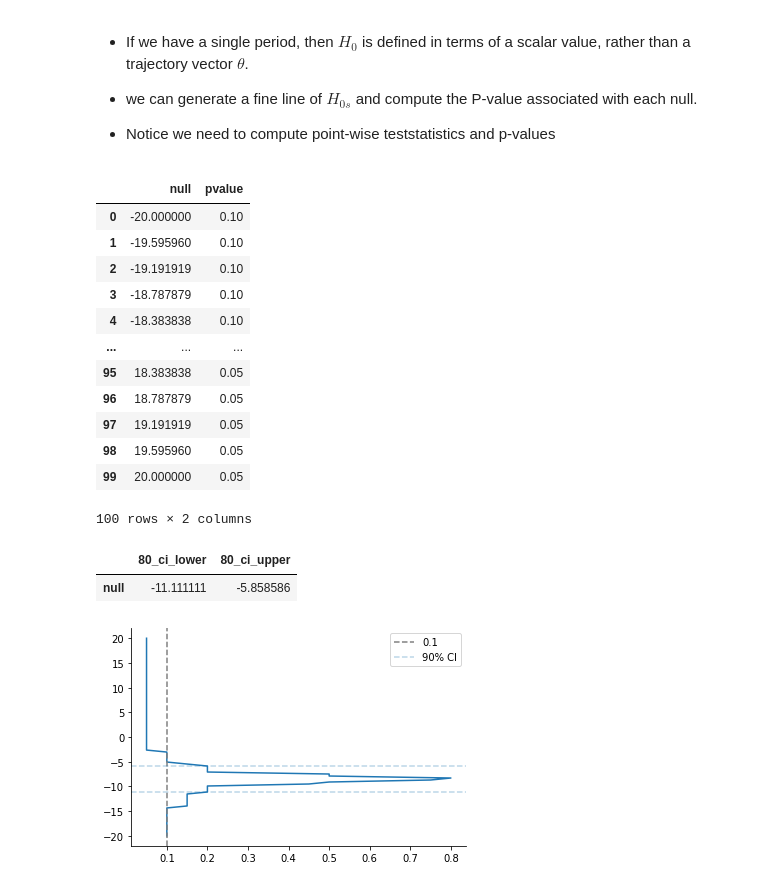
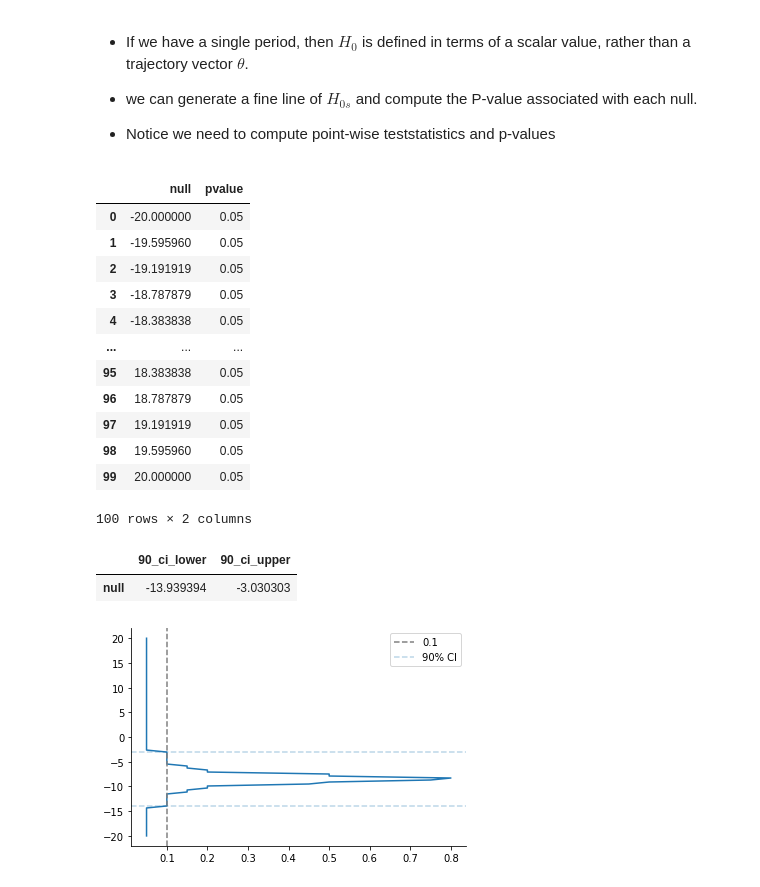
Before and after one commit to CongWang141/Literature-Light-Map, a Jupyter notebook: 2. Conformal Inference/conformal_inference.ipynb, the cells around one changed output. Cells and saved outputs as stored; diff of their text form; code cells hidden in the pictures.

```diff
--- a/2. Conformal Inference/conformal_inference.ipynb
+++ b/2. Conformal Inference/conformal_inference.ipynb
@@ -158,10 +237,9 @@ $$
 # %%
-def p_value(resid_df, q=1):
+def p_value(resid_df, q=1, target_year=2000):
 
     u = resid_df["residual"].values
-    post_intervention = resid_df.treated==1
 
-    block_permutations = np.stack([np.roll(u, permutation, axis=0)[post_intervention]
+    block_permutations = np.stack([np.roll(u, permutation, axis=0)[resid_df.year>=target_year]
                                    for permutation in range(len(u))])
 
     statistics = test_statistic(block_permutations, q=q, axis=1)
@@ -189,7 +267,7 @@ For this reason, it might be interesting to plot the confidence interval for eff
 
 + Notice we need to compute point-wise teststatistics and p-values
 # %%
-def pvalue_grid(target_year, nulls, q):
+def pvalue_grid(data, target_year, nulls, q):
 
     # build the model
     model = Synth()
@@ -218,24 +296,24 @@ def pvalue_grid(target_year, nulls, q):
         dat = pd.concat([dat[dat.treated==0], dat[dat.year==target_year]], axis=0)
 
         # compute point-wise p-value
-        p = p_value(dat, q=q)
+        p = p_value(dat, q=q, target_year=target_year)
 
         # store results
         p_value_di[null] = p
     return p_value_di
 # %%
-p_value_di = pvalue_grid(target_year=1989, nulls=np.linspace(-20, 20, 100), q=1)
+p_value_di = pvalue_grid(data, target_year=1989, nulls=np.linspace(-20, 20, 100), q=1)
 p_values = pd.DataFrame({"null": [i for i in p_value_di],
                          "pvalue": [p_value_di[i] for i in p_value_di]})
 
 p_values
 # %% [output]
 |  | null | pvalue |
-| 0 | -20.000000 | 0.10 |
-| 1 | -19.595960 | 0.10 |
-| 2 | -19.191919 | 0.10 |
-| 3 | -18.787879 | 0.10 |
-| 4 | -18.383838 | 0.10 |
+| 0 | -20.000000 | 0.05 |
+| 1 | -19.595960 | 0.05 |
+| 2 | -19.191919 | 0.05 |
+| 3 | -18.787879 | 0.05 |
+| 4 | -18.383838 | 0.05 |
 | ... | ... | ... |
 | 95 | 18.383838 | 0.05 |
 | 96 | 18.787879 | 0.05 |
@@ -244,27 +322,27 @@ p_values
 | 99 | 20.000000 | 0.05 |
 100 rows × 2 columns
 # %%
-def confidence_interval_from_p_values(p_values, alpha=0.2):
+def confidence_interval_from_p_values(p_values, alpha=0.1):
     big_p_values = p_values[p_values.pvalue >= alpha]
     return pd.DataFrame({
         f"{int(100-alpha*100)}_ci_lower": big_p_values.null.min(),
         f"{int(100-alpha*100)}_ci_upper": big_p_values.null.max(),
     }, index=[p_values.columns[0]])
 # %%
-confidence_interval_from_p_values(p_values)
+confidence_interval_from_p_values(p_values, alpha=0.1)
 # %% [output]
-|  | 80_ci_lower | 80_ci_upper |
-| null | -11.111111 | -5.858586 |
+|  | 90_ci_lower | 90_ci_upper |
+| null | -13.939394 | -3.030303 |
 # %%
 plt.plot(p_values.pvalue, p_values.null)
 
 plt.axvline(x=0.1, linestyle='--', color='gray', label='0.1')
-plt.axhline(y=confidence_interval_from_p_values(p_values)['80_ci_lower'].values, linestyle='--', alpha=0.3, label='90% CI')
-plt.axhline(y=confidence_interval_from_p_values(p_values)['80_ci_upper'].values, linestyle='--', alpha=0.3)
+plt.axhline(y=confidence_interval_from_p_values(p_values)['90_ci_lower'].values, linestyle='--', alpha=0.3, label='90% CI')
+plt.axhline(y=confidence_interval_from_p_values(p_values)['90_ci_upper'].values, linestyle='--', alpha=0.3)
 plt.legend()
 sns.despine()
 # %% [output]
-[figure, old version]
+[figure, new version]
 # %%
 # compute the confidence interval for each periods
 nulls = np.linspace(-60, 20, 100)
```
Also changed, not shown: parts of 20 cells of this notebook, 7 other files.
